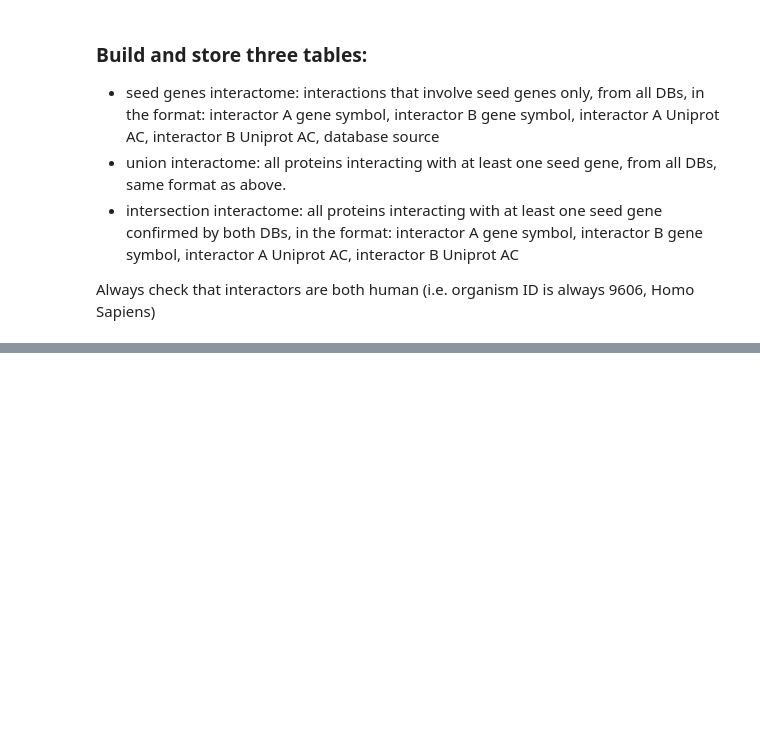
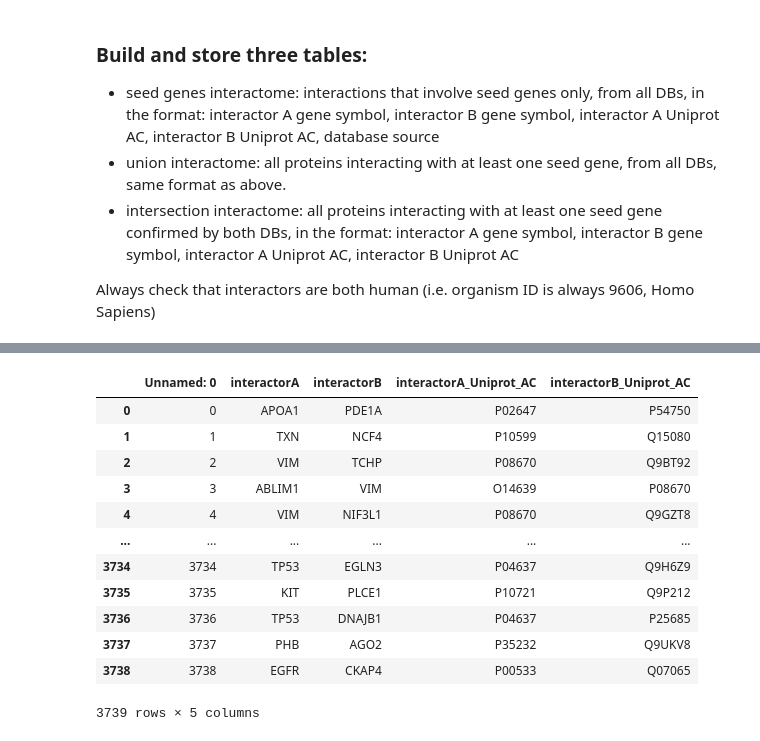
Before and after one commit to giuliacassara/Malignant-Mesothelioma, a Jupyter notebook: Part1.ipynb, the cells around one changed output, grey strips where cells are left out. Drawn from its saved outputs; the diff is of its cells as text; code cells hidden in the pictures; blank space fills up the shorter version.

```diff
--- a/Part1.ipynb
+++ b/Part1.ipynb
@@ -483,0 +713,14 @@ Sapiens)
+# %%
+union_human = pd.read_csv("union_interactome.tsv", sep = '\t')
+biogrid_human=biogrid_human.reset_index(drop=True)
+iid_human=iid_human.reset_index(drop=True)
+union_human=union_human.reset_index(drop=True)
+build_nonseed_dataframes(biogrid_human, iid_human, union_human)
+
+nsbio = pd.read_csv("biogrid_union_non_seed.tsv", sep = '\t')
+nsiid = pd.read_csv("iid_union_non_seed.tsv", sep = '\t')
+nsiid = nsiid.reset_index(drop=True)
+nsbio = nsbio.reset_index(drop=True)
+
+merge_non_seed_dataframes(nsbio, nsiid, union_human)
+union_ext = pd.read_csv("union_interactome_extended.tsv", sep = '\t')
@@ -483,0 +739,36 @@ Sapiens)
+# %%
+#intersection interactome: all proteins interacting with at least one seed gene confirmed by both DBs
+def build_intersection_interactome(biogrid_human, iid_human):
+    db1 = 'Biogrid Human'
+    db2 = 'Integrated Interactions Database experimental data'
+    union = pd.read_csv("union_interactome.tsv", sep = '\t')
+
+    union_biogrid = union.loc[(union['db_source'] == 'Biogrid Human')]
+    union_biogrid = union_biogrid.drop(['Unnamed: 0', 'db_source'], axis = 1)
+
+    union_iid = union.loc[(union['db_source'] == 'Integrated Interactions Database experimental data')]
+    union_iid = union_iid.drop(['Unnamed: 0', 'db_source'], axis = 1)
+
+    intersect.dropna(inplace=True)
+    intersect = pd.merge(union_biogrid, union_iid)
+    intersect.to_csv("intersection_interactome.tsv", sep = '\t')
+# %%
+biogrid_human=biogrid_human.reset_index(drop=True)
+iid_human=iid_human.reset_index(drop=True)
+build_intersection_interactome(biogrid_human, iid_human)
+intersection_interactome = pd.read_csv("intersection_interactome.tsv", sep = '\t')
+intersection_interactome
+# %% [output]
+|  | Unnamed: 0 | interactorA | interactorB | interactorA_Uniprot_AC | interactorB_Uniprot_AC |
+| 0 | 0 | APOA1 | PDE1A | P02647 | P54750 |
+| 1 | 1 | TXN | NCF4 | P10599 | Q15080 |
+| 2 | 2 | VIM | TCHP | P08670 | Q9BT92 |
+| 3 | 3 | ABLIM1 | VIM | O14639 | P08670 |
+| 4 | 4 | VIM | NIF3L1 | P08670 | Q9GZT8 |
+| ... | ... | ... | ... | ... | ... |
+| 3734 | 3734 | TP53 | EGLN3 | P04637 | Q9H6Z9 |
+| 3735 | 3735 | KIT | PLCE1 | P10721 | Q9P212 |
+| 3736 | 3736 | TP53 | DNAJB1 | P04637 | P25685 |
+| 3737 | 3737 | PHB | AGO2 | P35232 | Q9UKV8 |
+| 3738 | 3738 | EGFR | CKAP4 | P00533 | Q07065 |
+3739 rows × 5 columns
```
Also changed, not shown: parts of 16 cells of this notebook, 5 other files.
